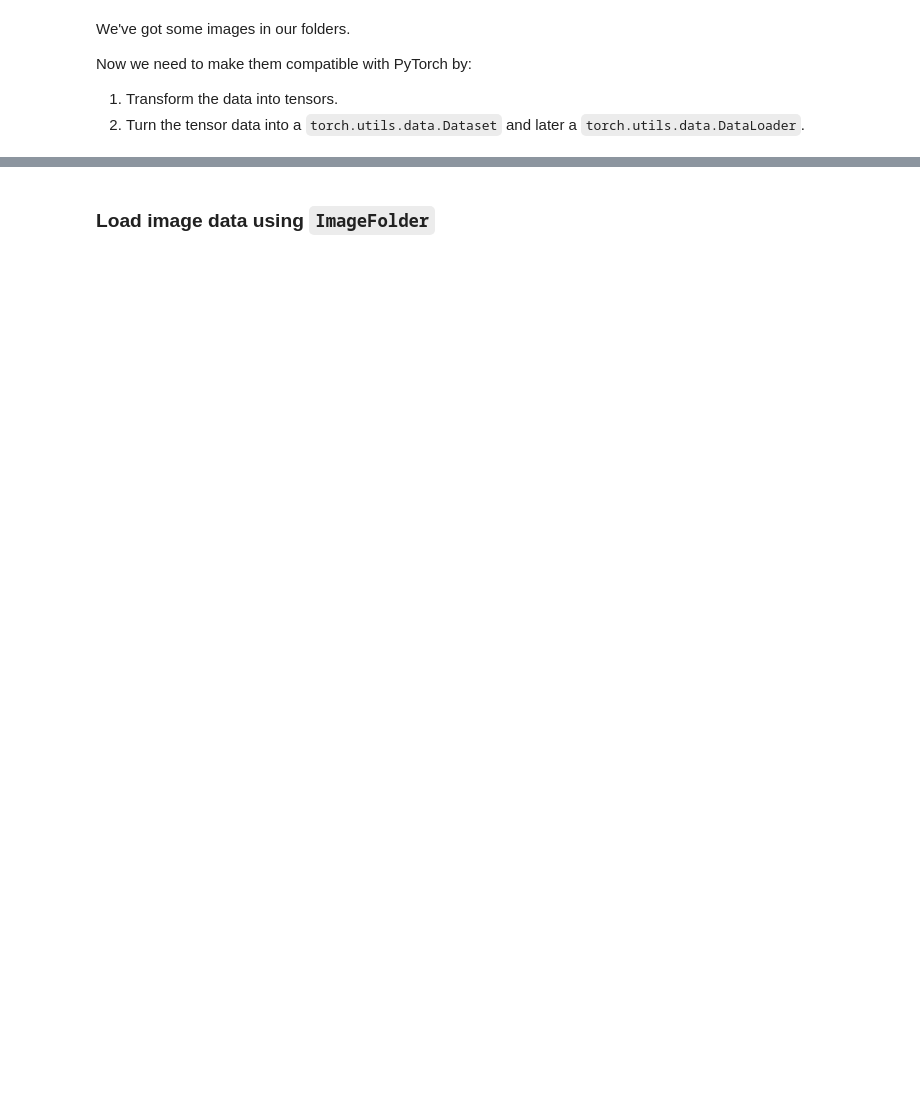
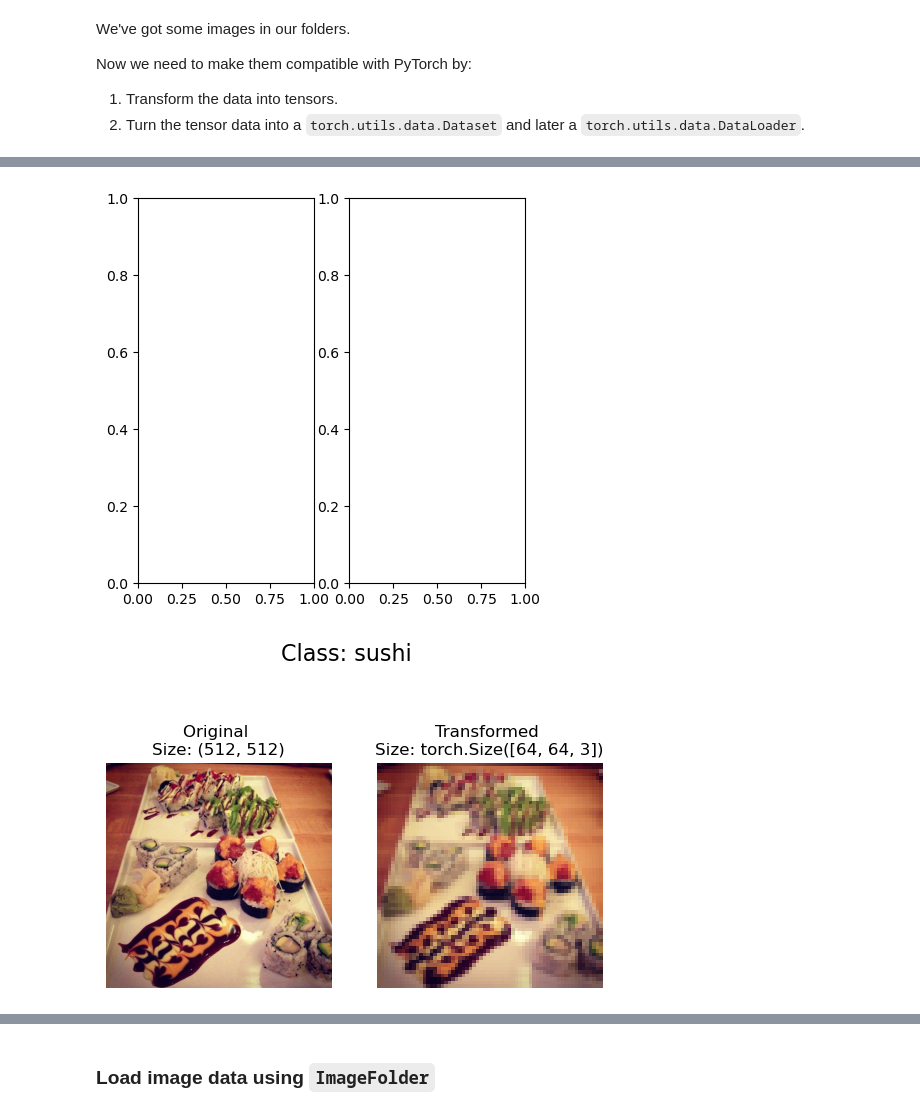
Before and after one commit to Muhammad-Shah/deep_leaning_with_pytorch, a Jupyter notebook: Exercise/04_pytorch_custom_datasets_exercises.ipynb, the cells around one changed output, grey strips where cells are left out. Saved outputs shown, nothing was run; the diff lists cells and outputs as text; code cells hidden in the pictures; blank space fills up the shorter version.

```diff
--- a/Exercise/04_pytorch_custom_datasets_exercises.ipynb
+++ b/Exercise/04_pytorch_custom_datasets_exercises.ipynb
@@ -192,0 +238,26 @@ Now we need to make them compatible with PyTorch by:
+# %%
+def plot_transformed_images(images_path_list, transform, n=3, seed=42):
+    random_images_path = random.sample(images_path_list, k=n)
+    i = 0
+    for image_path in random_images_path:
+        fig, ax = plt.subplots(1, 2, figsize=(5, 5))
+        with Image.open(image_path) as f:
+            fig, ax = plt.subplots(1, 2)
+            ax[0].imshow(f)
+            ax[0].set_title(f"Original \nSize: {f.size}")
+            ax[0].axis("off")
+
+            # Transform and plot image
+            # Note: permute() will change shape of image to suit matplotlib
+            # (PyTorch default is [C, H, W] but Matplotlib is [H, W, C])
+            transformed_image = transform(f).permute(1, 2, 0)
+            ax[1].imshow(transformed_image)
+            ax[1].set_title(f"Transformed \nSize: {transformed_image.shape}")
+            ax[1].axis("off")
+
+            fig.suptitle(f"Class: {image_path.parent.stem}", fontsize=16)
+plot_transformed_images(images_path_list=images_path_list,
+                        transform=transform)
+# %% [output]
+[figure, added]
+[figure, added]
```
Also changed, not shown: parts of 14 cells of this notebook, 1 other file.
